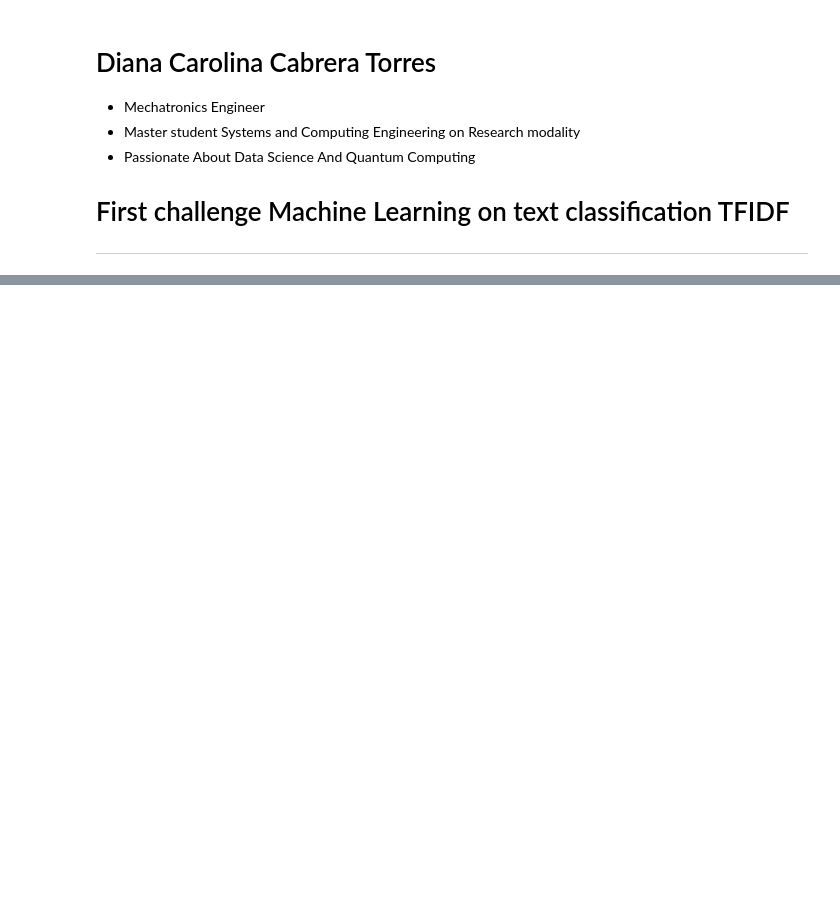
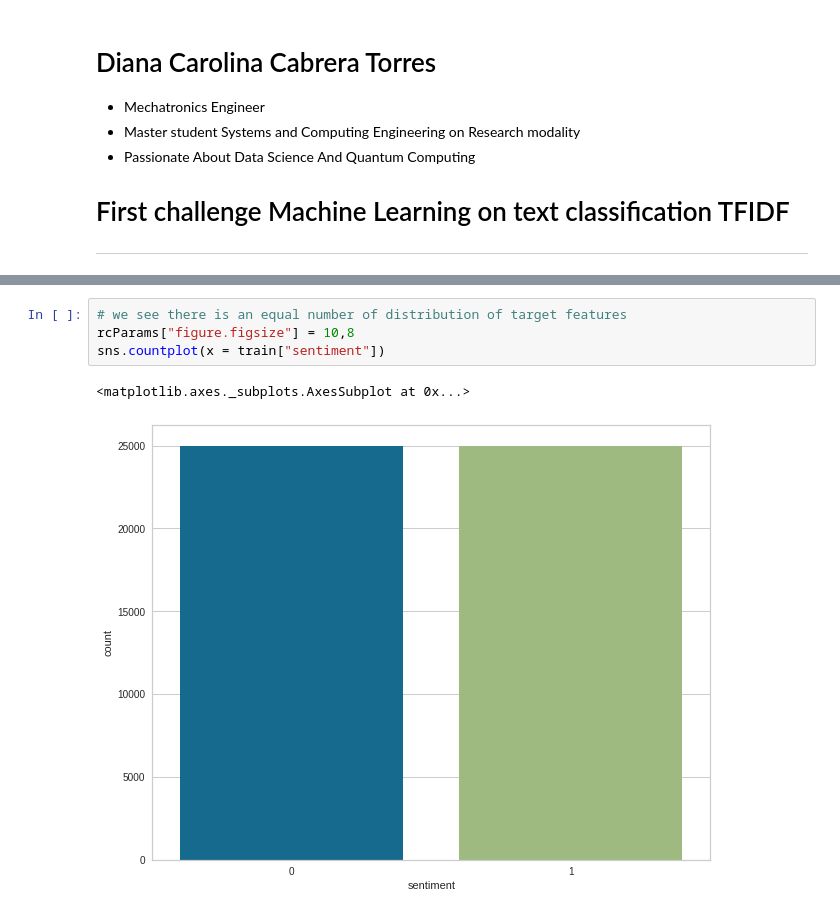
Before and after one commit to DianaCarolinaCabrera/Demi, a Jupyter notebook: Text_classification_IMDB_TFIDF.ipynb, the cells around one changed output, grey strips where cells are left out. Cells and saved outputs as stored; diff of their text form; blank space fills up the shorter version.

```diff
--- a/Text_classification_IMDB_TFIDF.ipynb
+++ b/Text_classification_IMDB_TFIDF.ipynb
@@ -27,0 +315,7 @@ Combining these two we come up with the TF-IDF score (w) for a word in a documen
+# %%
+# we see there is an equal number of distribution of target features
+rcParams["figure.figsize"] = 10,8
+sns.countplot(x = train["sentiment"])
+# %% [output]
+<matplotlib.axes._subplots.AxesSubplot at 0x...>
+[figure, added]
```
Also changed, not shown: parts of 71 cells of this notebook.
